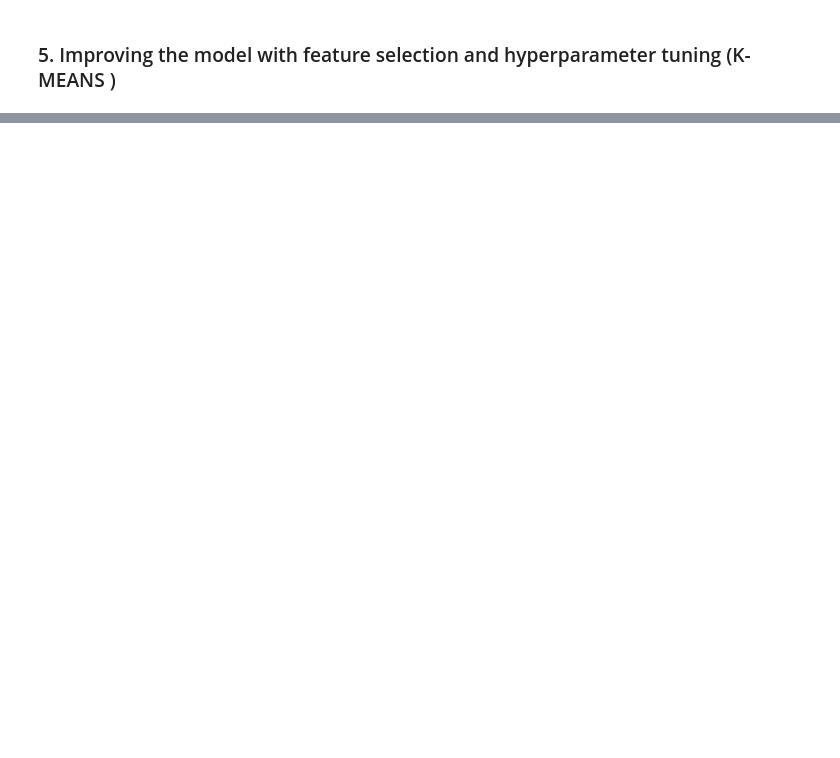
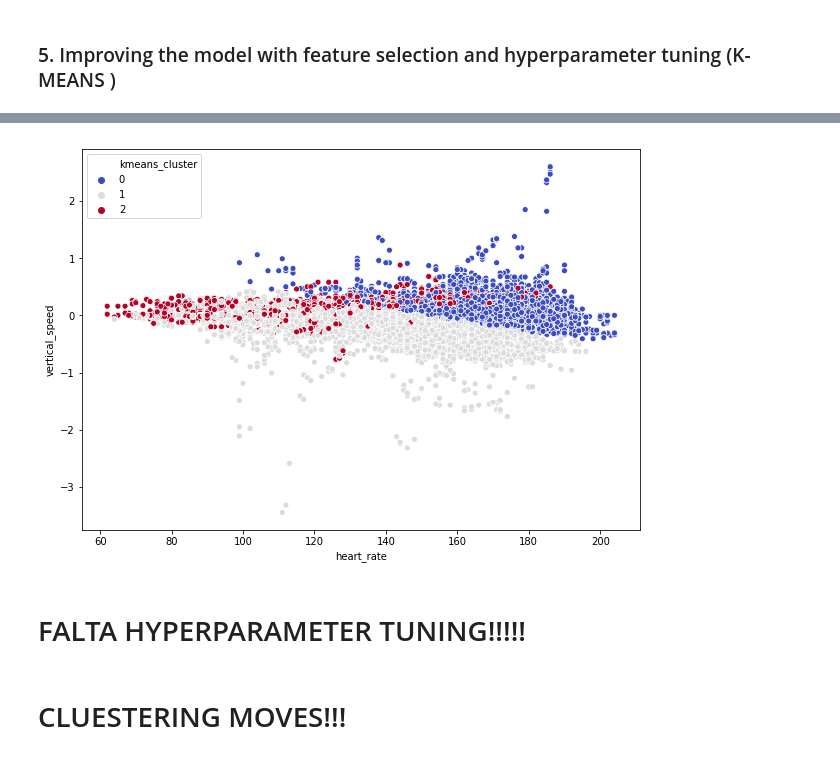
Before and after one commit to pausampietro/run_perfomance, a Jupyter notebook: 3. Data Clustering.ipynb, the cells around one changed output, grey strips where cells are left out. Drawn from its saved outputs; the diff is of its cells as text; code cells hidden in the pictures; blank space fills up the shorter version.

```diff
--- a/3. Data Clustering.ipynb
+++ b/3. Data Clustering.ipynb
@@ -200,0 +209,7 @@ AttributeError: 'numpy.ndarray' object has no attribute 'head'
+# %%
+# Instantiate the model and fit records features once they have been scaled
+km_model = KMeans(n_clusters=3)
+km_fit = km_model.fit(X=records_sc2)
+
+# We add a column with the labels provided by the algorithm
+records_feat2['kmeans_cluster'] = km_model.labels_
@@ -200,0 +238,11 @@ AttributeError: 'numpy.ndarray' object has no attribute 'head'
+# %%
+%matplotlib inline
+plt.figure(figsize=(10,7))
+sns.scatterplot(x='heart_rate',y='vertical_speed',data=records_feat2 ,hue='kmeans_cluster',palette="coolwarm")
+plt.show()
+# %% [output]
+[figure, added]
+# %% [markdown]
+# FALTA HYPERPARAMETER TUNING!!!!!
+# %% [markdown]
+# CLUESTERING MOVES!!!
```
Also changed, not shown: parts of 7 cells of this notebook, 2 other files.
